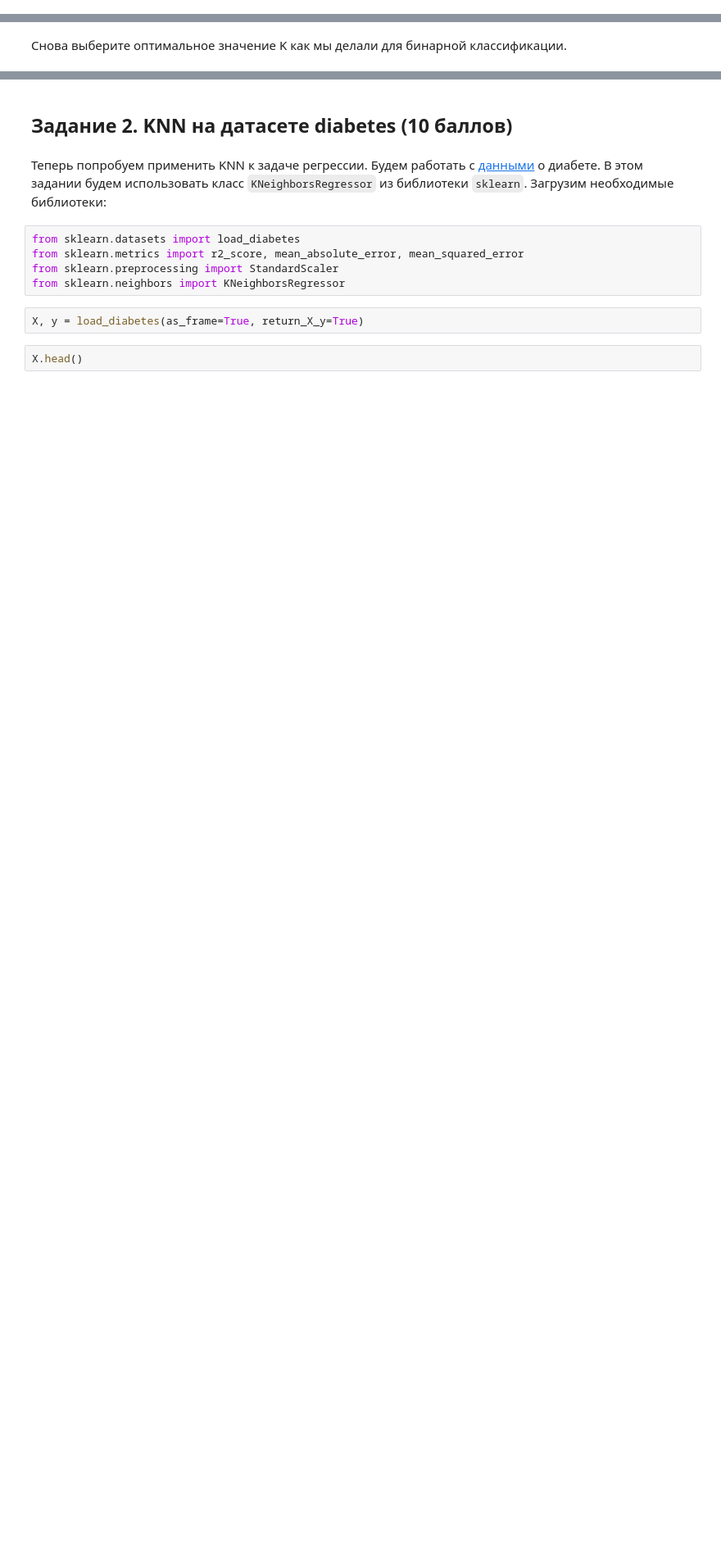
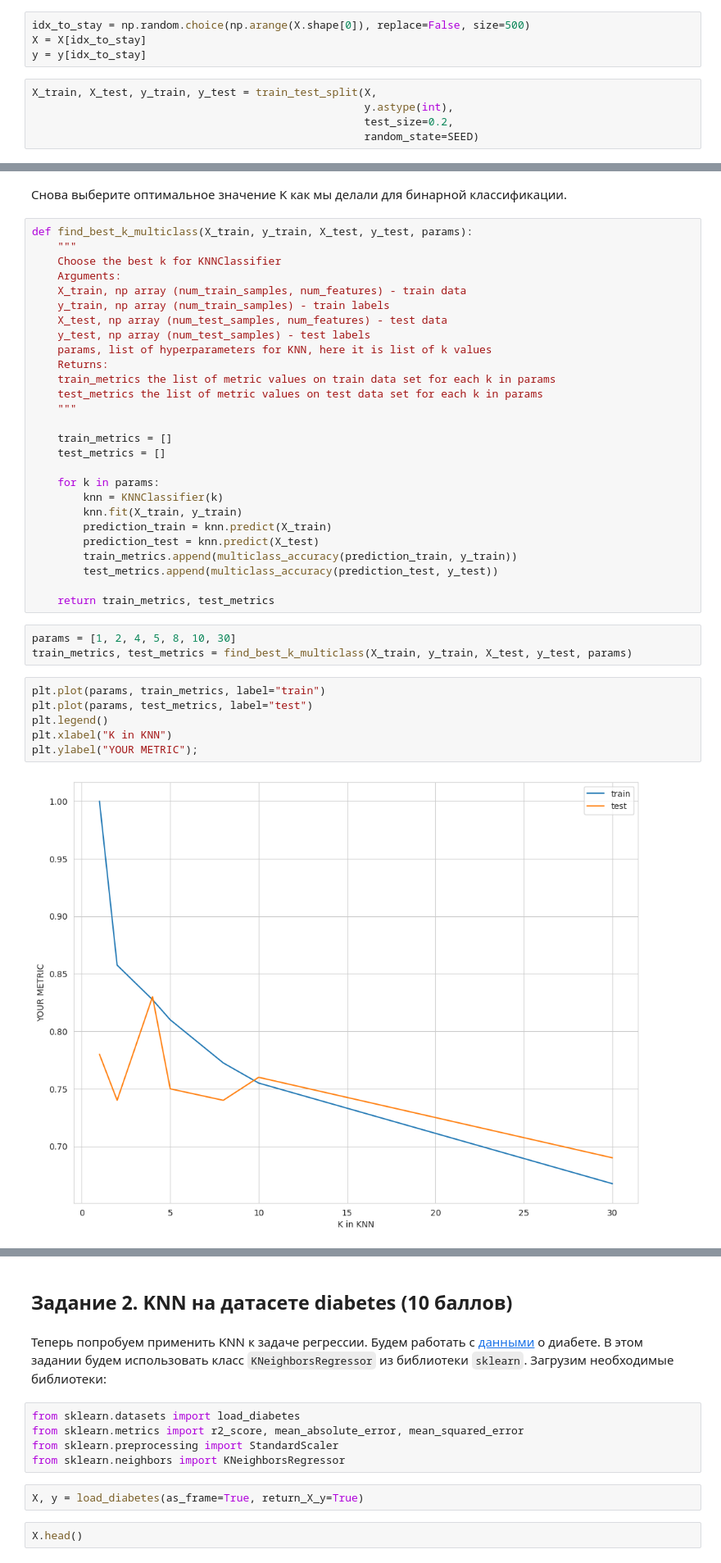
Before and after one commit to ArtemVaska/BI-ML-2024, a Jupyter notebook: lecture_1_intro_knn/homework/code/KNN.ipynb, the cells around one changed output, grey strips where cells are left out. Shown at 82% size. Cells and saved outputs as stored; diff of their text form; blank space fills up the shorter version.

```diff
--- a/lecture_1_intro_knn/homework/code/KNN.ipynb
+++ b/lecture_1_intro_knn/homework/code/KNN.ipynb
@@ -251,6 +251,15 @@ k = 30: train - 0.949685534591195, test - 0.9722222222222222
 ### 1.5. Многоклассовая классификация (2 балла)
 # %% [markdown]
 Теперь нужно научиться предсказывать все 10 классов. Для этого в начале напишем соответствующий метод у нашего классификатора.
+# %%
+idx_to_stay = np.random.choice(np.arange(X.shape[0]), replace=False, size=500)
+X = X[idx_to_stay]
+y = y[idx_to_stay]
+# %%
+X_train, X_test, y_train, y_test = train_test_split(X,
+                                                    y.astype(int),
+                                                    test_size=0.2,
+                                                    random_state=SEED)
 # %%
 knn_classifier = KNNClassifier(k=1)
 knn_classifier.fit(X_train, y_train)
@@ -278,2 +281,40 @@ multiclass_accuracy(predictions, y_test)
 # %% [markdown]
 Снова выберите оптимальное значение K как мы делали для бинарной классификации.
+# %%
+def find_best_k_multiclass(X_train, y_train, X_test, y_test, params):
+    """
+    Choose the best k for KNNClassifier
+    Arguments:
+    X_train, np array (num_train_samples, num_features) - train data
+    y_train, np array (num_train_samples) - train labels
+    X_test, np array (num_test_samples, num_features) - test data
+    y_test, np array (num_test_samples) - test labels
+    params, list of hyperparameters for KNN, here it is list of k values
+    Returns:
+    train_metrics the list of metric values on train data set for each k in params
+    test_metrics the list of metric values on test data set for each k in params
+    """
+
+    train_metrics = []
+    test_metrics = []
+
+    for k in params:
+        knn = KNNClassifier(k)
+        knn.fit(X_train, y_train)
+        prediction_train = knn.predict(X_train)
+        prediction_test = knn.predict(X_test)
+        train_metrics.append(multiclass_accuracy(prediction_train, y_train))
+        test_metrics.append(multiclass_accuracy(prediction_test, y_test))
+
+    return train_metrics, test_metrics
+# %%
+params = [1, 2, 4, 5, 8, 10, 30]
+train_metrics, test_metrics = find_best_k_multiclass(X_train, y_train, X_test, y_test, params)
+# %%
+plt.plot(params, train_metrics, label="train")
+plt.plot(params, test_metrics, label="test")
+plt.legend()
+plt.xlabel("K in KNN")
+plt.ylabel("YOUR METRIC");
+# %% [output]
+[figure, added]
```
Also changed, not shown: parts of 5 cells of this notebook.
